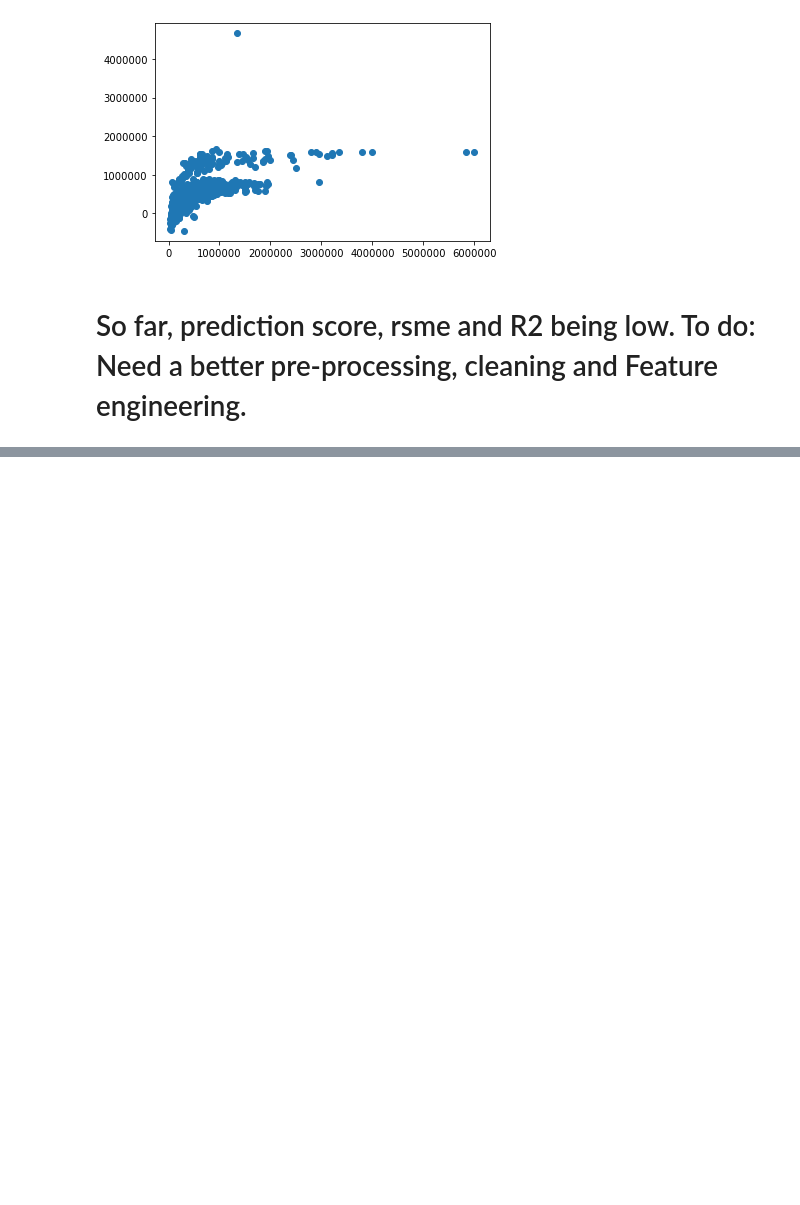
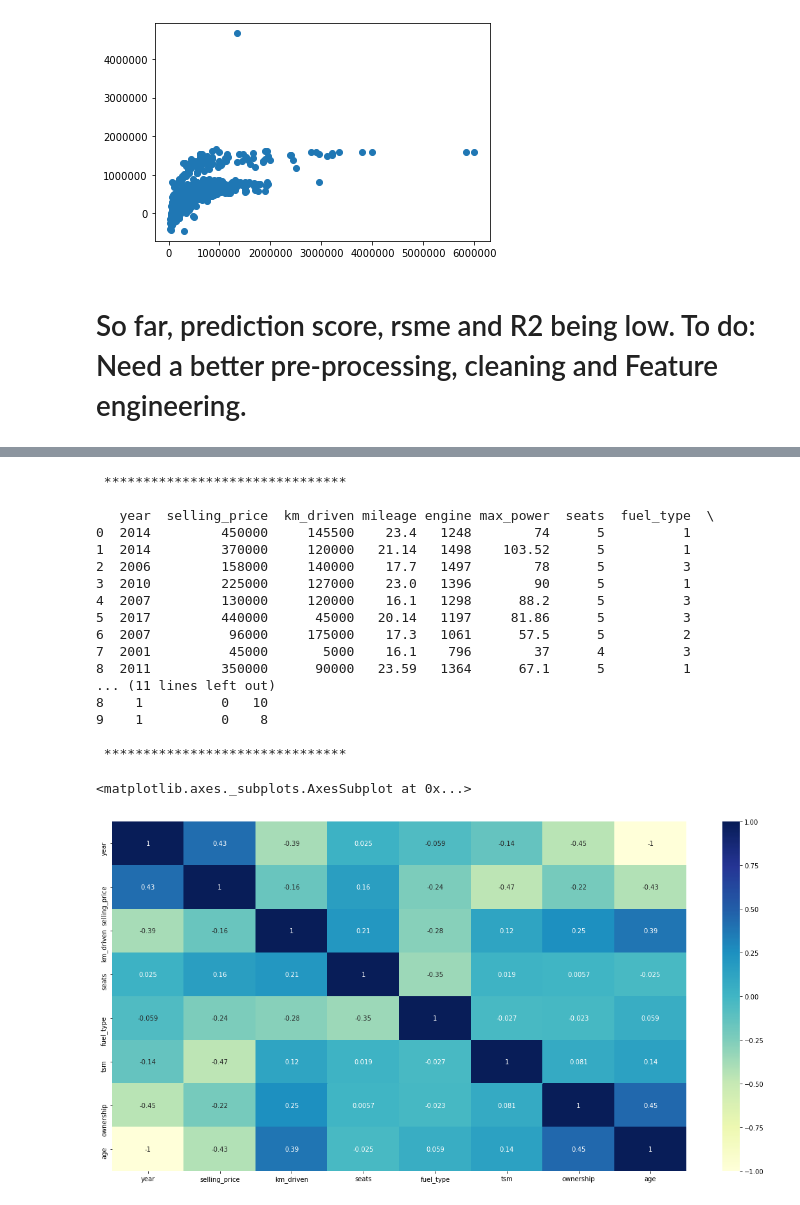
Before and after one commit to abhinovp/appliedscience_models, a Jupyter notebook: linear_reg_car_prices.ipynb, the cells around one changed output, grey strips where cells are left out. Saved outputs shown, nothing was run; the diff lists cells and outputs as text; code cells hidden in the pictures; blank space fills up the shorter version.

Commit message:
Update linear_reg_car_prices.ipynb
With better data cleaning and feature tranformation.

```diff
--- a/linear_reg_car_prices.ipynb
+++ b/linear_reg_car_prices.ipynb
@@ -188,3 +188,14 @@ plt.scatter(y_test,pred_set)
 [figure]
 # %% [markdown]
 #  So far, prediction score, rsme and R2 being low. To do: Need a better pre-processing, cleaning and Feature engineering.
+# %%
+# continuing with cardf1
+print("\n ******************************* \n ")
+
+vehdf1 = cardf1
+
+print(vehdf1.describe())
+print("\n seats above 8, \n ")
+print(vehdf1[vehdf1['seats'] >=11.0])
+
+#plt.hist(vehdf1['selling_price'])
@@ -190,0 +220,4 @@ plt.scatter(y_test,pred_set)
+# %%
+vehdf1 = vehdf1.drop(columns=['seller_type','name','torque'],axis=1)
+print("\n ******************************* \n ")
+vehdf1.head()
@@ -190,0 +232,57 @@ plt.scatter(y_test,pred_set)
+# %%
+# Col encoding
+#from sklearn.preprocessing import OneHotEncoder
+from sklearn.preprocessing import LabelEncoder
+
+le = LabelEncoder()
+vehdf1['fuel_type'] = le.fit_transform(vehdf1['fuel'])
+vehdf1['tsm'] = le.fit_transform(vehdf1['transmission'])
+vehdf1['ownership'] = le.fit_transform(vehdf1['owner'])
+
+# diesel - 1, petrol- 3, lpg-2
+# manual - 1, auto -2
+# ownsership: 1st - 0, 2nd - 2, 3rd -4
+vehdf2=vehdf1.drop(columns=['fuel','transmission','owner'],axis=1)
+
+
+
+# filtering strings in cols
+vehdf2['mileage'] = vehdf2['mileage'].apply(lambda x : x.split(' ')[0])
+vehdf2['engine'] = vehdf2['engine'].apply(lambda x : x.split(' ')[0])
+vehdf2['max_power'] = vehdf2['max_power'].apply(lambda x : x.split(' ')[0])
+
+vehdf2['seats'] = vehdf2['seats'].apply(lambda x : int(x))
+#vehdf2['max_power'] = vehdf2['max_power'].apply(lambda x : round(int(x)))
+vehdf2['age'] = 2021 - vehdf2['year']
+print("\n ******************************* \n ")
+
+print(vehdf2.head(10))
+
+
+print("\n ******************************* \n ")
+
+# checking co-relation
+vc = vehdf2.corr()
+
+plt.rcParams["figure.figsize"] = (20,10)
+sn.heatmap(vc,annot = True, cmap="YlGnBu")
+# %% [output]
+ *******************************
+
+   year  selling_price  km_driven mileage engine max_power  seats  fuel_type  \
+0  2014         450000     145500    23.4   1248        74      5          1
+1  2014         370000     120000   21.14   1498    103.52      5          1
+2  2006         158000     140000    17.7   1497        78      5          3
+3  2010         225000     127000    23.0   1396        90      5          1
+4  2007         130000     120000    16.1   1298      88.2      5          3
+5  2017         440000      45000   20.14   1197     81.86      5          3
+6  2007          96000     175000    17.3   1061      57.5      5          2
+7  2001          45000       5000    16.1    796        37      4          3
+8  2011         350000      90000   23.59   1364      67.1      5          1
+... (11 lines left out)
+8    1          0   10
+9    1          0    8
+
+ *******************************
+<matplotlib.axes._subplots.AxesSubplot at 0x...>
+[figure, added]
```
Also changed, not shown: parts of 6 cells of this notebook.
